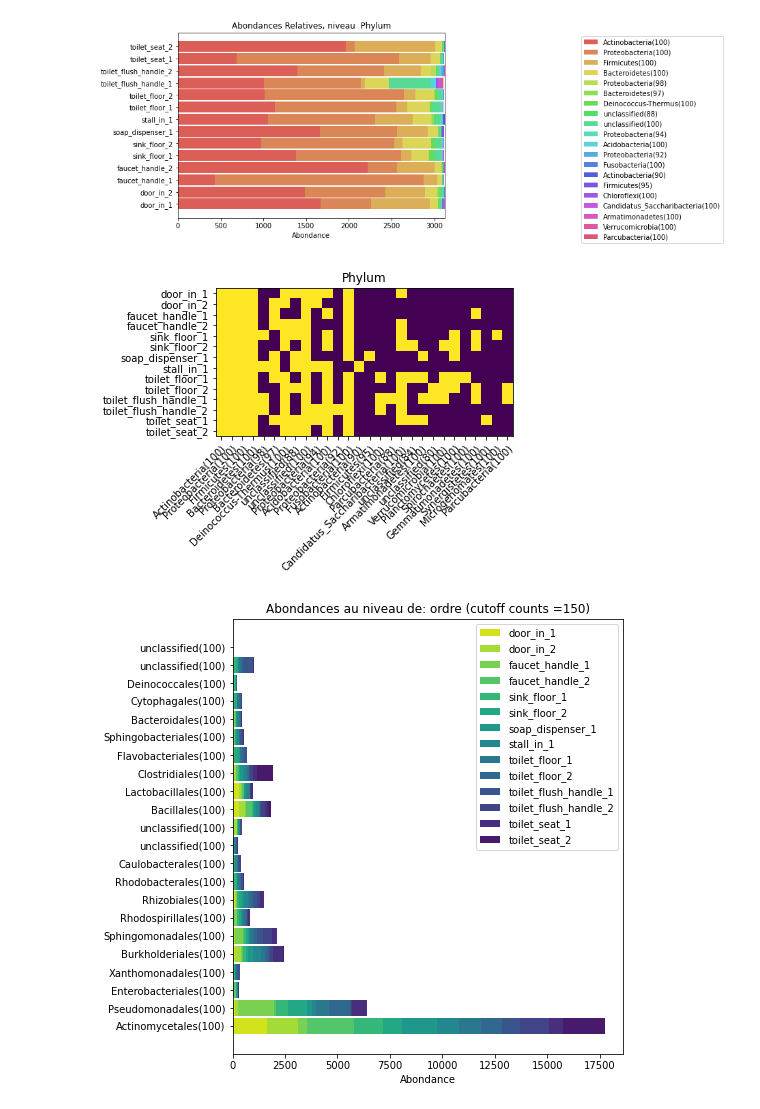
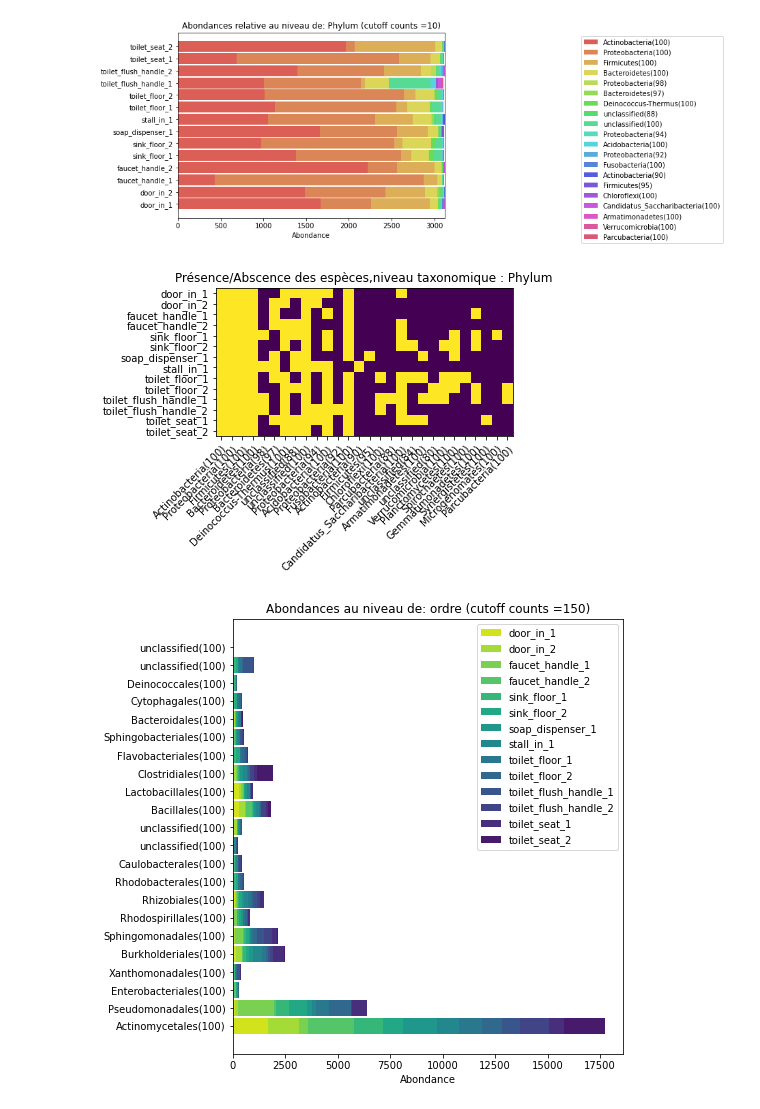
Before and after one commit to mmartelat/vdb_joha_marie, a Jupyter notebook: VdbFinalProject.ipynb, the cells around one changed output. Drawn from its saved outputs; the diff is of its cells as text; code cells hidden in the pictures.

Commit message:
Réorganisation fichier jupyter final et apport figure treeMap

```diff
--- a/VdbFinalProject.ipynb
+++ b/VdbFinalProject.ipynb
@@ -488,13 +546,12 @@ Création de differente figures
 """
 
 """
-1er Figure : BarPlot recupère pour une Taxo donnéer
+Figure 1 : BarPlot recupère pour une Taxo donnéer
 les abondances des espèces en fonctions de leur localisation
 """
-import matplotlib.pyplot as plt
-import seaborn as sns
 
 SELECTED = "Phylum"
+cutoffk = 10
 dicoTaxoTest = getDicoTaxo(df)
 vecteurs = getNiv(SELECTED,dicoTaxoTest)
 
@@ -506,7 +563,7 @@ localisation=["door_in_1","door_in_2", "faucet_handle_1",
                "toilet_floor_2", "toilet_flush_handle_1",
                "toilet_flush_handle_2", "toilet_seat_1", "toilet_seat_2"]
 
-vecteursTrier = abondanceImportant(vecteurs, 10)
+vecteursTrier = abondanceImportant(vecteurs, cutoffk)
 
 vecteursTaxo = vecteursTrier[0]
 vecteursComptage = np.delete(vecteursTrier, (0), axis=0)
@@ -537,13 +594,13 @@ for i in range(len(vecteursTaxo)):
 
 
 plt.xlabel('Abondance')
-plt.title('Abondances Relatives, niveau  ' + SELECTED)
+plt.title('Abondances relative au niveau de: ' + SELECTED + " (cutoff counts ="+ str(cutoffk)+")")
 plt.yticks(ind, (localisation))
 # legende dehors du plot area avec: bbbox_to_anchor
 plt.legend(bars, vecteursTaxo, bbox_to_anchor=(1.5, 1))
 plt.savefig('plots/bar_AbondRelatives.pdf', format="pdf", dpi=300,  bbox_inches = 'tight')
 # %% [output]
-[figure, old version]
+[figure, new version]
 # %%
 """
 Figure 2 : HeatMap représentant, pour un niveau de taxo donnée,
@@ -562,33 +619,33 @@ for i in mat:
             listemat.append(1)
         else:
             listemat.append(0)
     newMat.append(listemat)
 
 localisation = ["door_in_1","door_in_2", "faucet_handle_1",
                 "faucet_handle_2", "sink_floor_1", "sink_floor_2",
                "soap_dispenser_1", "stall_in_1", "toilet_floor_1",
                "toilet_floor_2", "toilet_flush_handle_1",
                "toilet_flush_handle_2", "toilet_seat_1", "toilet_seat_2"]
 
 espece=vecteurs[0]
 newMatInverser=np.fliplr(np.rot90(newMat,3))
 matinverser=np.fliplr(np.rot90(mat,3))
 
 fig, ax = plt.subplots()
 im = ax.imshow(newMat)
 
 ax.set_xticks(np.arange(len(espece)))
 ax.set_yticks(np.arange(len(localisation)))
 
 ax.set_xticklabels(espece)
 ax.set_yticklabels(localisation)
 
 plt.setp(ax.get_xticklabels(), rotation=45, ha="right",
          rotation_mode="anchor")
 
-ax.set_title(Niveau)
+ax.set_title(f"Présence/Abscence des espèces,niveau taxonomique : {Niveau}")
 fig.tight_layout()
 plt.show()
 # %% [output]
-[figure, old version]
+[figure, new version]
 # %%
```
Also changed, not shown: parts of 7 cells of this notebook.
